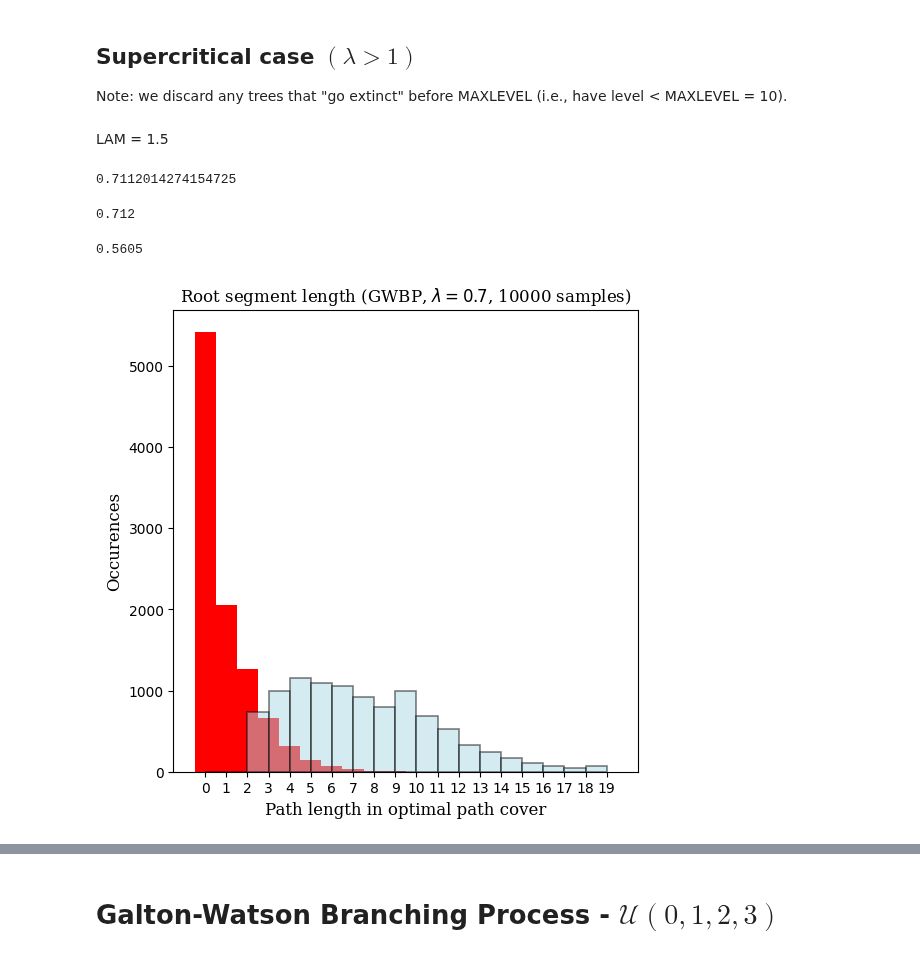
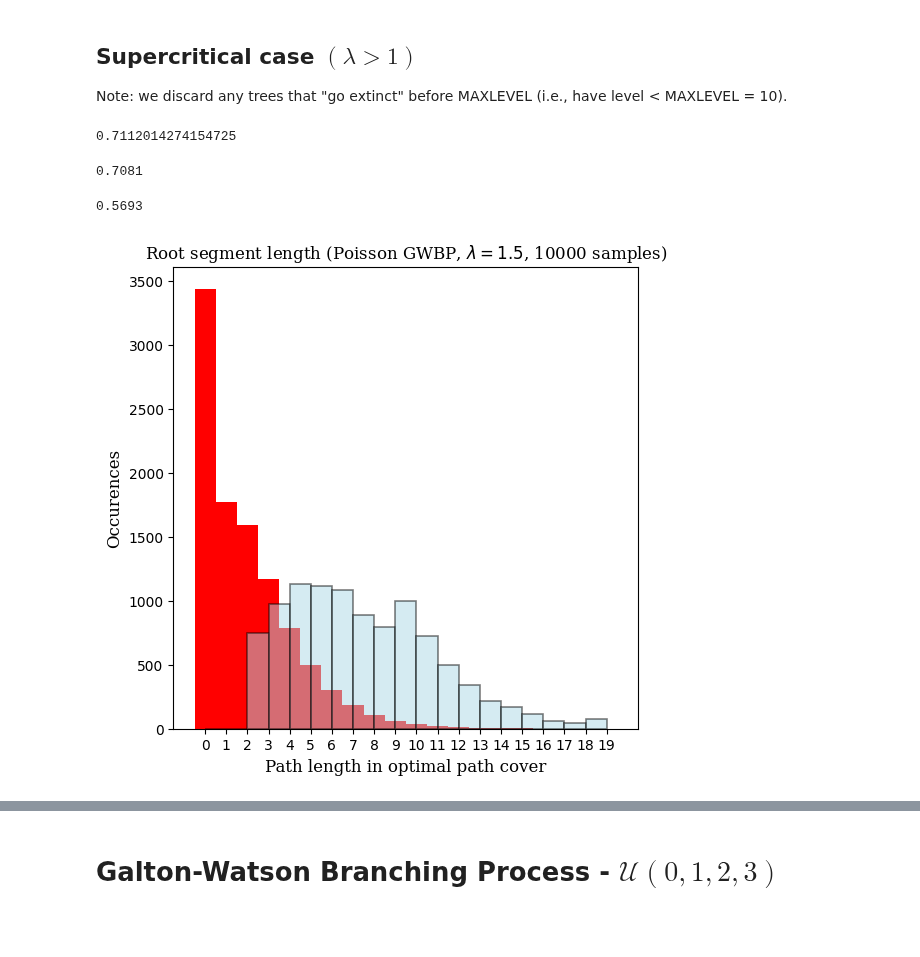
Before and after one commit to JulesGB/MeanFieldLastPassagePercolation, a Jupyter notebook: typical_path_length.ipynb, the cells around one changed output, grey strips where cells are left out. Cells and saved outputs as stored; diff of their text form; code cells hidden in the pictures; blank space fills up the shorter version.

```diff
--- a/typical_path_length.ipynb
+++ b/typical_path_length.ipynb
@@ -79,21 +79,21 @@ def solve_p(lam):
 
 def solve_r(lam):
     p = solve_p(lam)
-    return LAM * np.exp(-LAM * p)
+    return lam * np.exp(-lam * p)
 
-def compute_L(k):
-    p = solve_p(LAM)
-    r = solve_r(LAM)
+def compute_L(k, lam=LAM):
+    p = solve_p(lam)
+    r = solve_r(lam)
     return (1-r) * r**(k-2) * (p * r**2 + (1-p) * (1-r) * max(0,(k-1)))
 
-def compute_L_one(k):
-    p = solve_p(LAM)
-    r = LAM * np.exp(-LAM * p)
+def compute_L_one(k, lam=LAM):
+    p = solve_p(lam)
+    r = lam * np.exp(-lam * p)
     return p * (1-r) * math.pow(r, k)
 
-def compute_L_zero(k):
-    p = solve_p(LAM)
-    r = LAM * np.exp(-LAM * p)
+def compute_L_zero(k, lam=LAM):
+    p = solve_p(lam)
+    r = lam * np.exp(-lam * p)
     return (1-p) * math.pow(1-r, 2) * math.pow(r, k - 2) * max(0, (k-1))
 # %%
 def draw_tree(tree, layout, draw_path=True):
@@ -224,8 +224,8 @@ generate_histogram(rsl_z1, func = compute_L_one, bins=np.arange(0,20,1), title=f
 # %% [markdown]
 ## Supercritical case $(\lambda > 1)$
 Note: we discard any trees that "go extinct" before MAXLEVEL (i.e., have level < MAXLEVEL = 10).
-# %% [markdown]
-LAM = 1.5
+# %%
+LAM = 1.5
 # %%
 solve_p(LAM)
 # %% [output]
@@ -236,17 +236,17 @@ func = lambda: nx.Graph(GWBP(LAM, MAXLEVEL=10))
 rsl_z0, rsl_z1 = run_samples(func, sup_crit=False)
 len(rsl_z1) / num_samples
 # %% [output]
-0.712
+0.7081
 # %%
 # With discarding
 rsl_z0, rsl_z1 = run_samples(func, sup_crit=True)
 rsls = rsl_z0 + rsl_z1
 len(rsl_z1) / num_samples
 # %% [output]
-0.5605
+0.5693
 # %%
-generate_histogram(rsls, compute_L, bins=np.arange(0,20,1),
-                  title=f'Root segment length (GWBP, $\\lambda={LAM}$, {num_samples} samples)')
+generate_histogram(rsls, lambda k: compute_L(k, LAM), bins=np.arange(0,20,1),
+                  title=f'Root segment length (Poisson GWBP, $\\lambda={LAM}$, {num_samples} samples)')
 # %% [output]
-[figure, old version]
+[figure, new version]
 # %%
```
Also changed, not shown: parts of 2 cells of this notebook.
